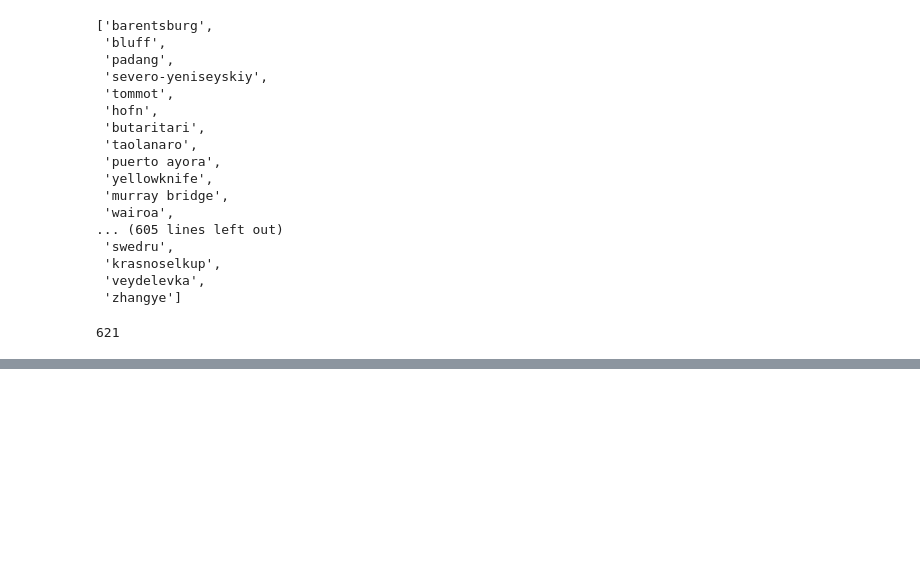
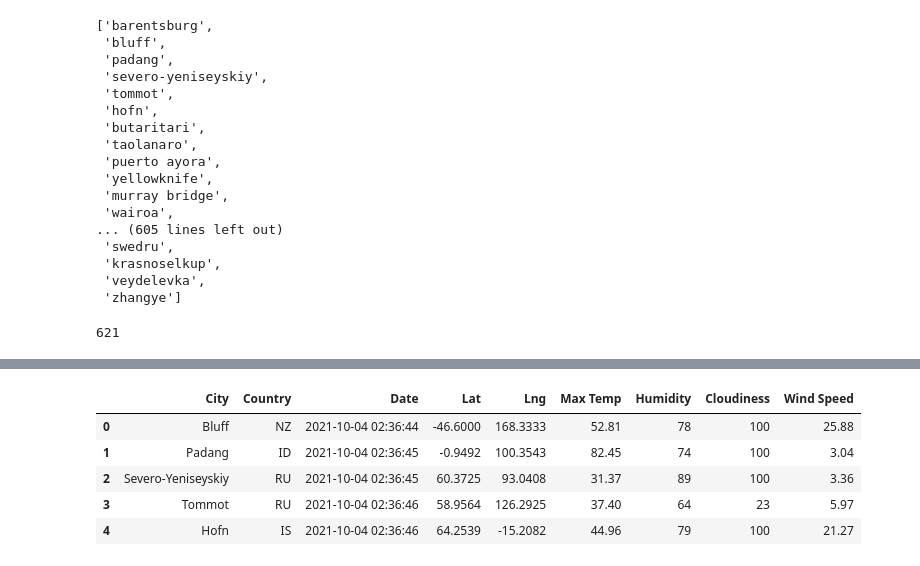
Before and after one commit to kartsri/World_Weather_Analysis, a Jupyter notebook: WeatherPy.ipynb, the cells around one changed output, grey strips where cells are left out. Saved outputs shown, nothing was run; the diff lists cells and outputs as text; code cells hidden in the pictures; blank space fills up the shorter version.

```diff
--- a/WeatherPy.ipynb
+++ b/WeatherPy.ipynb
@@ -57,0 +211,11 @@ len(cities)
+# %%
+column_adjust = ["City", "Country", "Date", "Lat", "Lng", "Max Temp", "Humidity", "Cloudiness", "Wind Speed"]
+city_data_df = city_data_df[column_adjust]
+city_data_df.head()
+# %% [output]
+|  | City | Country | Date | Lat | Lng | Max Temp | Humidity | Cloudiness | Wind Speed |
+| 0 | Bluff | NZ | 2021-10-04 02:36:44 | -46.6000 | 168.3333 | 52.81 | 78 | 100 | 25.88 |
+| 1 | Padang | ID | 2021-10-04 02:36:45 | -0.9492 | 100.3543 | 82.45 | 74 | 100 | 3.04 |
+| 2 | Severo-Yeniseyskiy | RU | 2021-10-04 02:36:45 | 60.3725 | 93.0408 | 31.37 | 89 | 100 | 3.36 |
+| 3 | Tommot | RU | 2021-10-04 02:36:46 | 58.9564 | 126.2925 | 37.40 | 64 | 23 | 5.97 |
+| 4 | Hofn | IS | 2021-10-04 02:36:46 | 64.2539 | -15.2082 | 44.96 | 79 | 100 | 21.27 |
```
Also changed, not shown: parts of 10 cells of this notebook, 5 other files.
